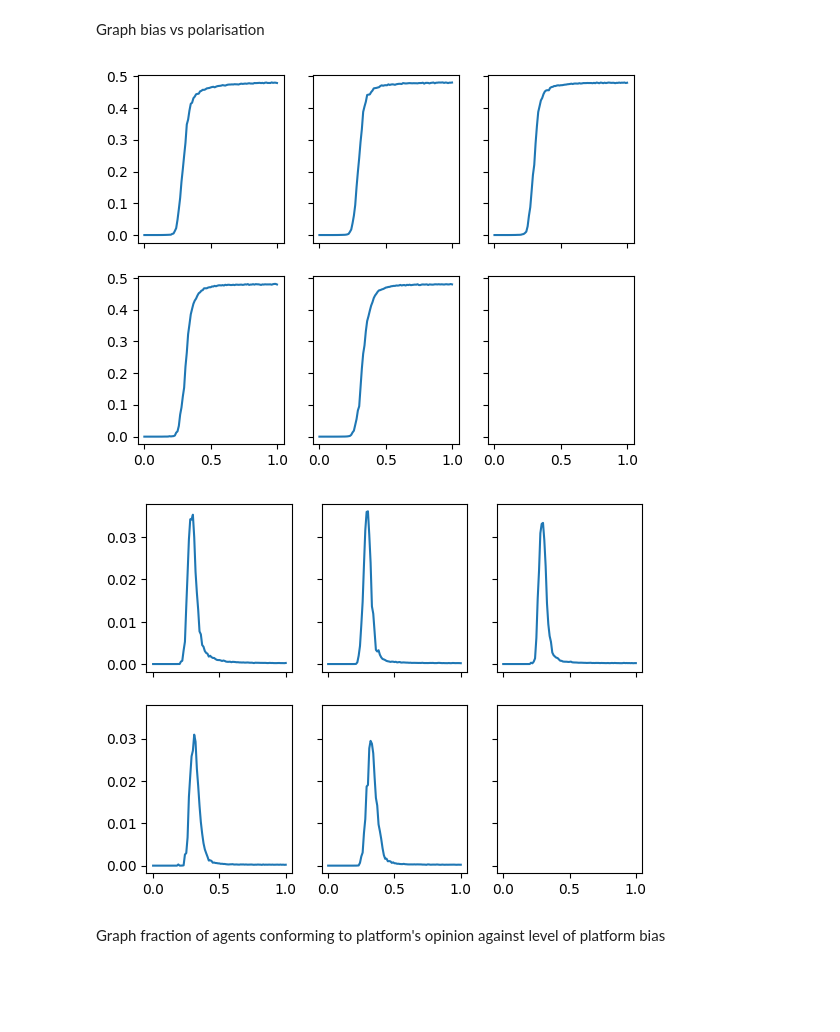
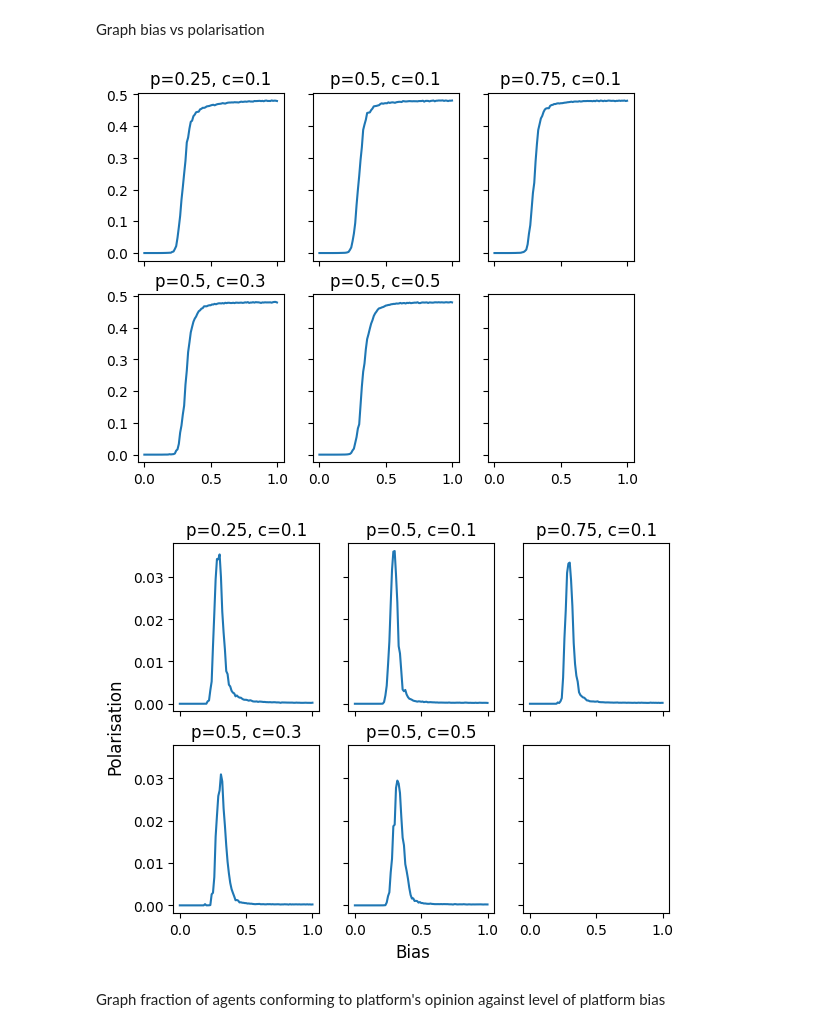
Before and after one commit to jasperpato/Social_Media_Simulator, a Jupyter notebook: analysis.ipynb, the cells around one changed output. Saved outputs shown, nothing was run; the diff lists cells and outputs as text; code cells hidden in the pictures; blank space fills up the shorter version.

Commit message:
plotting

```diff
--- a/analysis.ipynb
+++ b/analysis.ipynb
@@ -12,7 +12,7 @@ for p, c in ((0.25, 0.1), (0.5, 0.1), (0.75, 0.1), (0.5, 0.3), (0.5, 0.5)):
 	with open(file.format(p, c), 'r') as f:
 		data.append(json.load(f)['data'])
 # %%
-def plot_avg(data, ax):
+def plot_avg(data, ax, title):
 	bs, ps = zip(*list(data.items()))
 	bs = [float(b) for b in bs]
 
@@ -21,16 +21,17 @@ def plot_avg(data, ax):
 		avg_ps.append(sum(p) / len(p))
 
 	ax.plot(bs, avg_ps)
+	ax.set_title(title)
 # %%
 fig, axs = plt.subplots(2, 3, sharex=True, sharey=True)
 
-plot_avg(data[0], axs[0][0])
-plot_avg(data[1], axs[0][1])
-plot_avg(data[2], axs[0][2])
-plot_avg(data[3], axs[1][0])
-plot_avg(data[4], axs[1][1])
+plot_avg(data[0], axs[0][0], 'p=0.25, c=0.1')
+plot_avg(data[1], axs[0][1], 'p=0.5, c=0.1')
+plot_avg(data[2], axs[0][2], 'p=0.75, c=0.1')
+plot_avg(data[3], axs[1][0], 'p=0.5, c=0.3')
+plot_avg(data[4], axs[1][1], 'p=0.5, c=0.5')
 # %% [output]
-[figure, old version]
+[figure, new version]
 # %%
 def variance(lst):
 	avg = sum(lst) / len(lst)
@@ -48,13 +50,15 @@ def plot_var(data, ax):
 # %%
 fig, axs = plt.subplots(2, 3, sharex=True, sharey=True)
+fig.supxlabel('Bias')
+fig.supylabel('Polarisation')
 
-plot_var(data[0], axs[0][0])
-plot_var(data[1], axs[0][1])
-plot_var(data[2], axs[0][2])
-plot_var(data[3], axs[1][0])
-plot_var(data[4], axs[1][1])
+plot_var(data[0], axs[0][0], 'p=0.25, c=0.1')
+plot_var(data[1], axs[0][1], 'p=0.5, c=0.1')
+plot_var(data[2], axs[0][2], 'p=0.75, c=0.1')
+plot_var(data[3], axs[1][0], 'p=0.5, c=0.3')
+plot_var(data[4], axs[1][1], 'p=0.5, c=0.5')
 # %% [output]
-[figure, old version]
+[figure, new version]
 # %% [markdown]
 Graph fraction of agents conforming to platform's opinion against level of platform bias
 # %%
```
Also changed, not shown: parts of 1 cell of this notebook.
